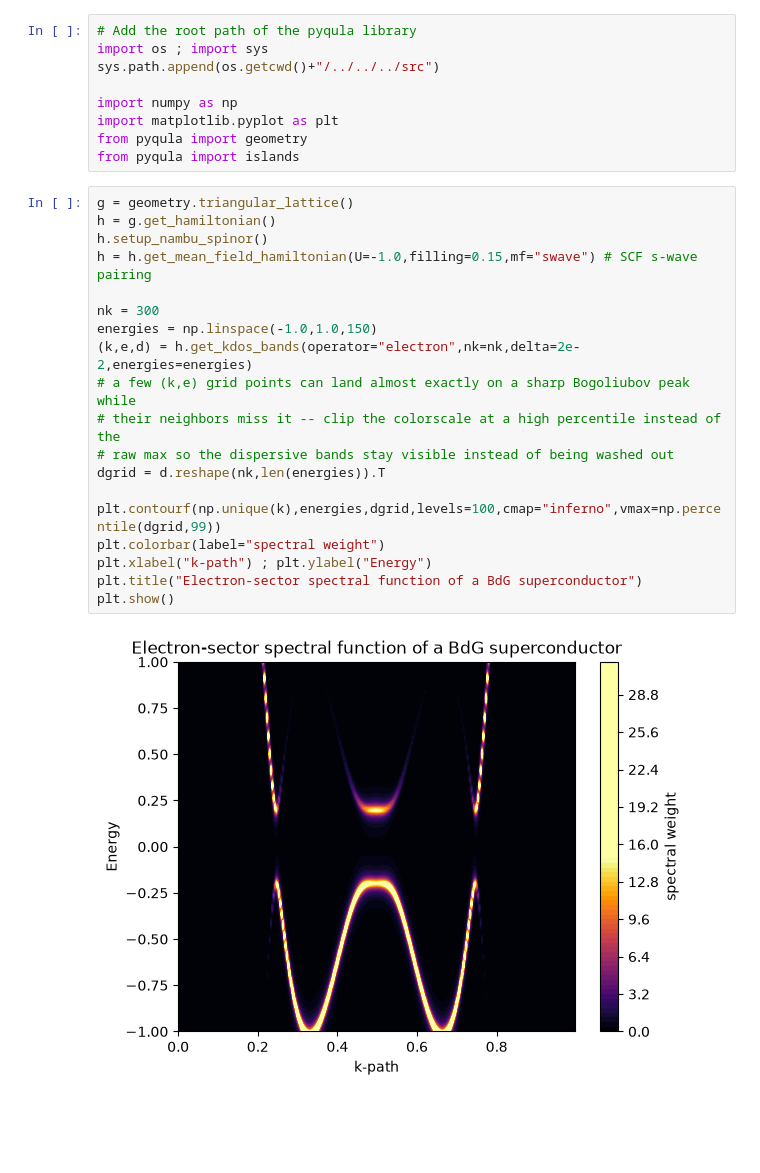
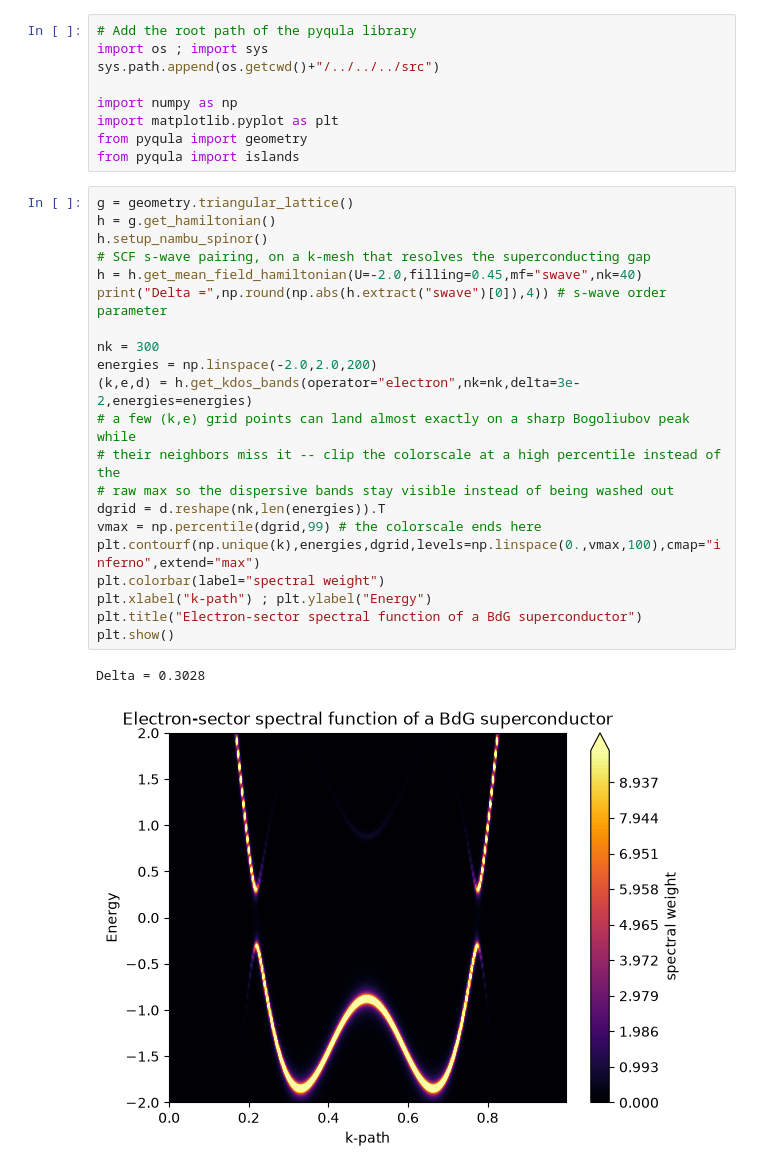
Before and after one commit to joselado/pyqula, a Jupyter notebook: jupyter-notebooks/functionalities/single_particle_hamiltonians/05_momentum_resolved_spectral_functions.ipynb, the cells around one changed output. Saved outputs shown, nothing was run; the diff lists cells and outputs as text; blank space fills up the shorter version.

```diff
--- a/jupyter-notebooks/functionalities/single_particle_hamiltonians/05_momentum_resolved_spectral_functions.ipynb
+++ b/jupyter-notebooks/functionalities/single_particle_hamiltonians/05_momentum_resolved_spectral_functions.ipynb
@@ -18,21 +18,24 @@ from pyqula import islands
 # %%
 g = geometry.triangular_lattice()
 h = g.get_hamiltonian()
 h.setup_nambu_spinor()
-h = h.get_mean_field_hamiltonian(U=-1.0,filling=0.15,mf="swave") # SCF s-wave pairing
+# SCF s-wave pairing, on a k-mesh that resolves the superconducting gap
+h = h.get_mean_field_hamiltonian(U=-2.0,filling=0.45,mf="swave",nk=40)
+print("Delta =",np.round(np.abs(h.extract("swave")[0]),4)) # s-wave order parameter
 
 nk = 300
-energies = np.linspace(-1.0,1.0,150)
-(k,e,d) = h.get_kdos_bands(operator="electron",nk=nk,delta=2e-2,energies=energies)
+energies = np.linspace(-2.0,2.0,200)
+(k,e,d) = h.get_kdos_bands(operator="electron",nk=nk,delta=3e-2,energies=energies)
 # a few (k,e) grid points can land almost exactly on a sharp Bogoliubov peak while
 # their neighbors miss it -- clip the colorscale at a high percentile instead of the
 # raw max so the dispersive bands stay visible instead of being washed out
 dgrid = d.reshape(nk,len(energies)).T
-
-plt.contourf(np.unique(k),energies,dgrid,levels=100,cmap="inferno",vmax=np.percentile(dgrid,99))
+vmax = np.percentile(dgrid,99) # the colorscale ends here
+plt.contourf(np.unique(k),energies,dgrid,levels=np.linspace(0.,vmax,100),cmap="inferno",extend="max")
 plt.colorbar(label="spectral weight")
 plt.xlabel("k-path") ; plt.ylabel("Energy")
 plt.title("Electron-sector spectral function of a BdG superconductor")
 plt.show()
 # %% [output]
+Delta = 0.3028
-[figure, old version]
+[figure, new version]
```
Also changed, not shown: parts of 3 cells of this notebook, 10 other files.
